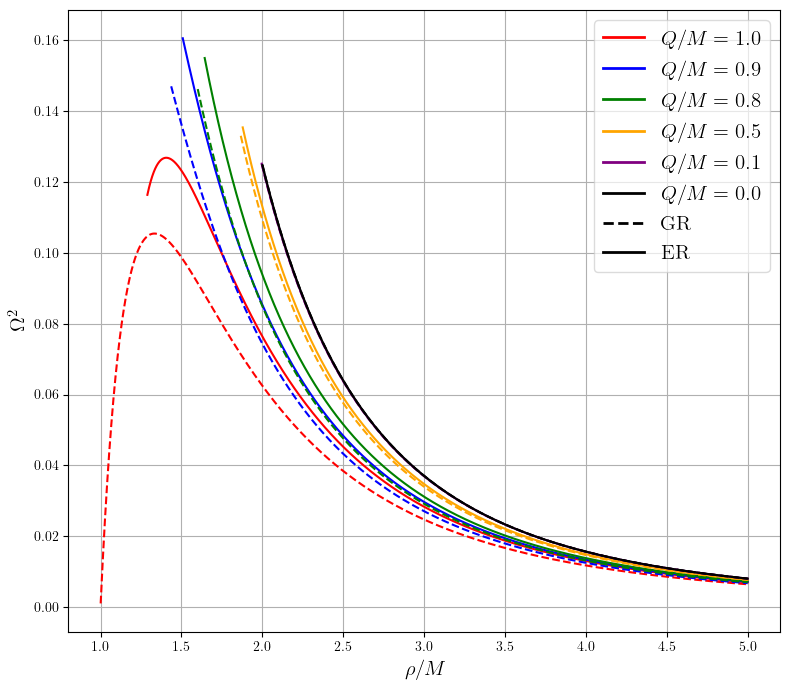
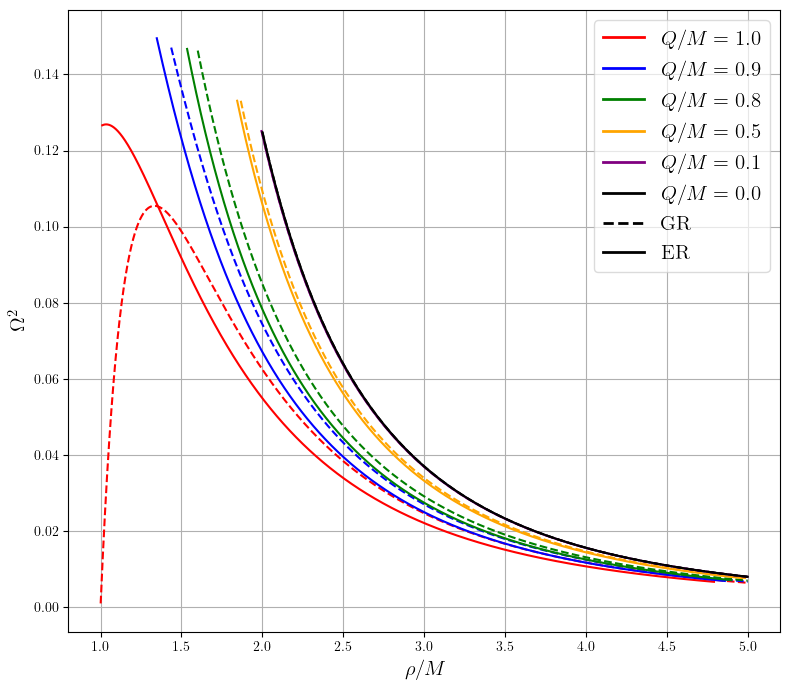
Code edit (unified diff) that turned the first committed figure into the second:
--- before
+++ after
@@ -8,13 +8,14 @@
     r_ER = np.linspace(rmin_ER + 0.001, 5 * M_val, 10000)
 
+    rho_GR = r_GR
     Y_GR = kep_GR(r_GR, M_val, Q_val)
 
-    kappa = kap(r_ER, M_val, Q_val)
-    Y_ER = kep_ER(r_ER * np.sqrt(kappa), M_val, Q_val)
+    rho_ER = rho(r_ER, M_val, Q_val)
+    Y_ER = kep_ER(r_ER, M_val, Q_val)
 
-    # We apply kep_ER to r*sqrt(kappa) to consider the areal radius which is equal to r in GR and r*(1 - rm/r)^(1/13) in ER
+    # We apply kep_ER to r*sqrt(kappa) to consider the areal radius which is equal to r in GR and r*(1 - rm/r)^(3/13) in ER
 
-    plt.plot(r_GR, Y_GR, label=label, color=color, linestyle='--')
-    plt.plot(r_ER, Y_ER, color=color, linestyle='-')
+    plt.plot(rho_GR, Y_GR, label=label, color=color, linestyle='--')
+    plt.plot(rho_ER, Y_ER, color=color, linestyle='-')
 
 plt.grid()

Commit: Update